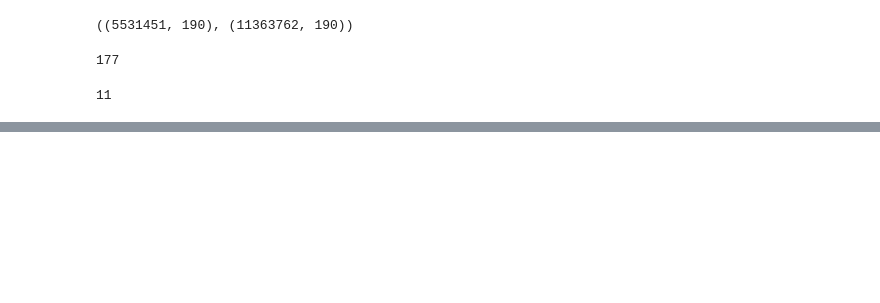
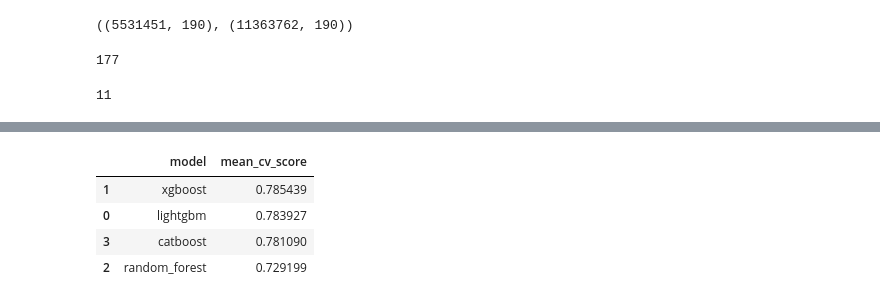
Before and after one commit to korab1ev/amex-default-prediction, a Jupyter notebook: 00. main.ipynb, the cells around one changed output, grey strips where cells are left out. Saved outputs shown, nothing was run; the diff lists cells and outputs as text; code cells hidden in the pictures; blank space fills up the shorter version.

Commit message:
RF and boosting experiments

```diff
--- a/00. main.ipynb
+++ b/00. main.ipynb
@@ -605,0 +638,85 @@ sns.heatmap(corr.iloc[:20, :20], annot=True, mask=matrix[:20, :20], cmap='coolwa
+# %%
+from sklearn.ensemble import RandomForestClassifier
+from lightgbm import LGBMClassifier
+from xgboost import XGBClassifier
+from catboost import CatBoostClassifier
+from tqdm import tqdm
+import pandas as pd
+import numpy as np
+import warnings
+
+# Модели
+models = {
+    'lightgbm': LGBMClassifier(
+        n_estimators=200,
+        max_depth=6,
+        learning_rate=0.05,
+        colsample_bytree=0.8,
+        subsample=0.95,
+        subsample_freq=1,
+        verbosity=-1,
+        random_state=42
+    ),
+    'xgboost': XGBClassifier(
+        n_estimators=200,
+        max_depth=6,
+        learning_rate=0.05,
+        colsample_bytree=0.8,
+        subsample=0.95,
+        use_label_encoder=False,
+        eval_metric='logloss',
+        verbosity=0,
+        random_state=42
+    ),
+    'random_forest': RandomForestClassifier(
+        n_estimators=200,
+        max_depth=6,
+        max_features='sqrt',
+        random_state=42,
+        n_jobs=-1
+    ),
+    'catboost': CatBoostClassifier(
+        iterations=200,
+        depth=6,
+        learning_rate=0.05,
+        verbose=0,
+        random_seed=42
+    )
+}
+
+# Сюда будем складывать метрики
+results = []
+
+# Признаки и целевая переменная
+X_full = df_train[payment_feats + delinq_feats + spend_feats + balance_feats + risk_feats]
+y_full = df_train['target']
+
+# Кросс-валидация
+for model_name, model in models.items():
+    print(f"\n{'#' * 10} TRAINING MODEL: {model_name} {'#' * 10}")
+    fold_scores = []
+
+    for fold, (idx_tr, idx_va) in enumerate(sgkf_gr.split(X=df_train[['customer_ID', 'target']], y=y_full, groups=df_train['customer_ID'])):
+        print(f"Fold {fold}")
+        X_tr, X_va = X_full.iloc[idx_tr], X_full.iloc[idx_va]
+        y_tr, y_va = y_full.values[idx_tr], y_full.values[idx_va]
+
+        with warnings.catch_warnings():
+            warnings.simplefilter('ignore')
+            model.fit(X_tr, y_tr)
+
+        y_va_pred = model.predict_proba(X_va)[:, 1] if hasattr(model, 'predict_proba') else model.predict(X_va)
+        score = get_amex_metric_calculated(y_va, y_va_pred)
+        print(f"Score = {score:.5f}")
+        fold_scores.append(score)
+
+    avg_score = np.mean(fold_scores)
+    results.append({
+        'model': model_name,
+        'mean_cv_score': avg_score
+    })
+
+# Итоговая таблица
+results_df = pd.DataFrame(results).sort_values(by='mean_cv_score', ascending=False)
+display(results_df)
+# %% [output]
@@ -605,0 +740,5 @@ sns.heatmap(corr.iloc[:20, :20], annot=True, mask=matrix[:20, :20], cmap='coolwa
+|  | model | mean_cv_score |
+| 1 | xgboost | 0.785439 |
+| 0 | lightgbm | 0.783927 |
+| 3 | catboost | 0.781090 |
+| 2 | random_forest | 0.729199 |
```
Also changed, not shown: parts of 23 cells of this notebook.
